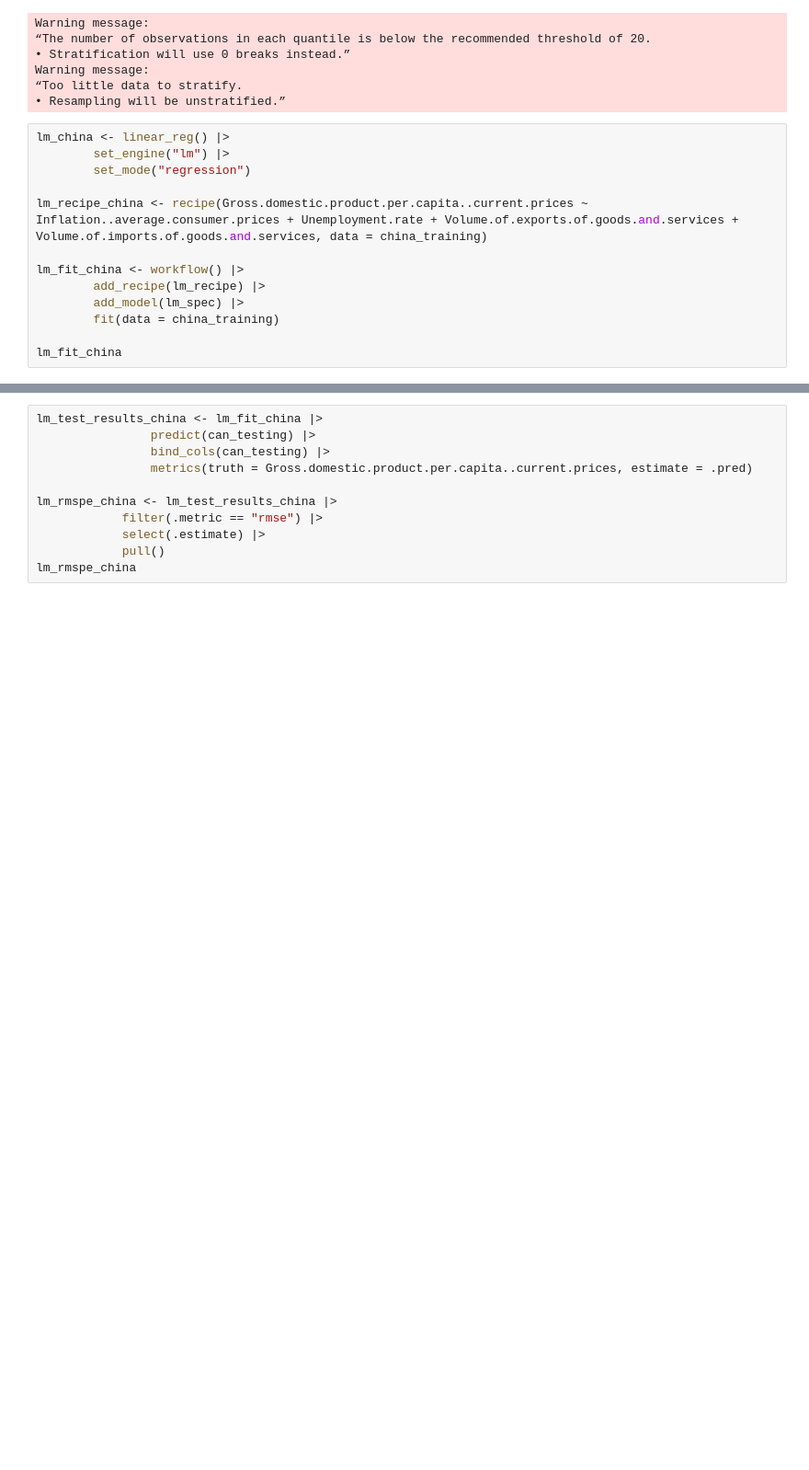
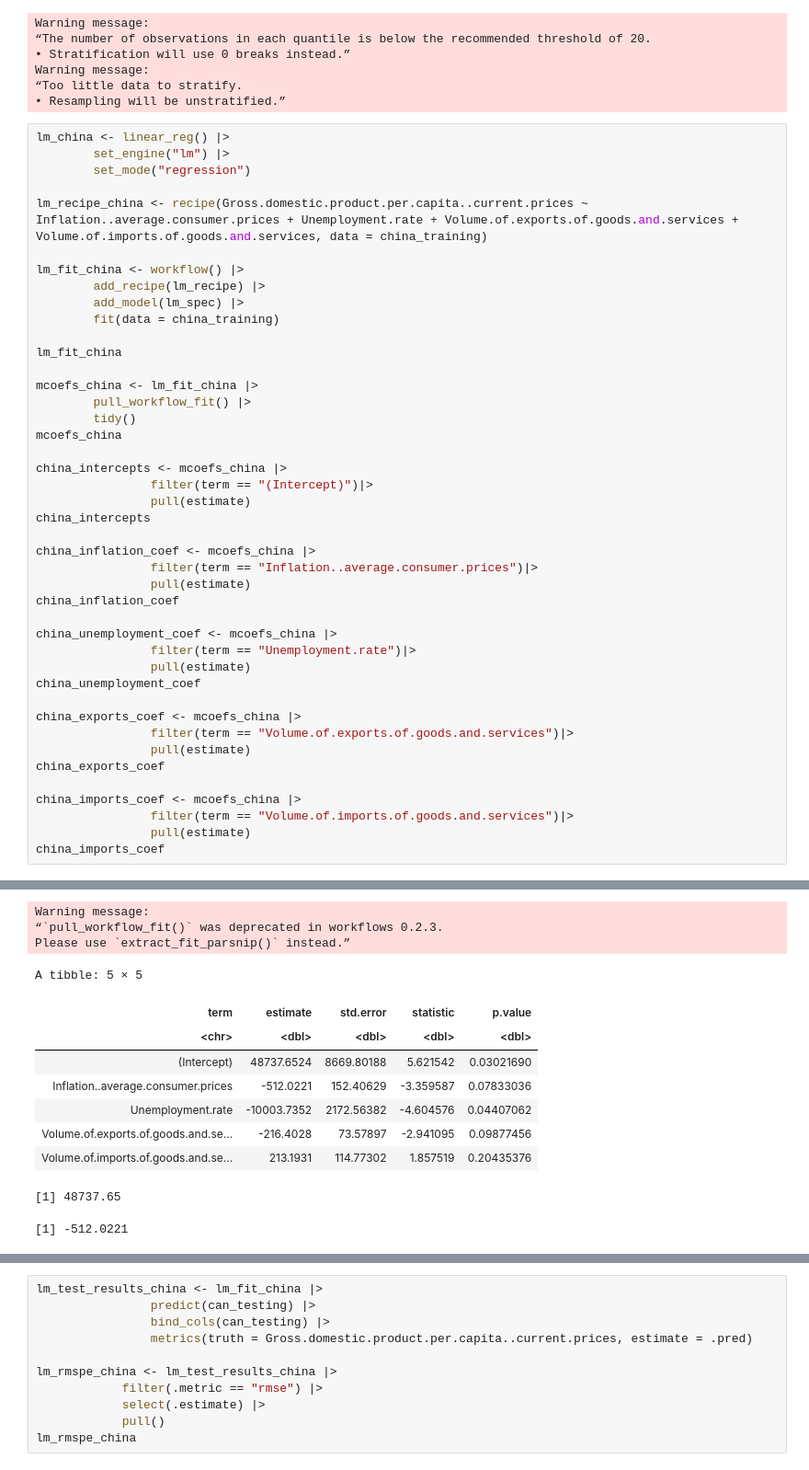
Before and after one commit to mparhar1/DSCI-100-Group-48-Project, a Jupyter notebook: group48_data_analysis.ipynb, the cells around one changed output, grey strips where cells are left out. Shown: that part at 92% size. Saved outputs shown, nothing was run; the diff lists cells and outputs as text; blank space fills up the shorter version.

```diff
--- a/group48_data_analysis.ipynb
+++ b/group48_data_analysis.ipynb
@@ -296,30 +296,73 @@ Warning message:
 lm_china <- linear_reg() |>
         set_engine("lm") |>
         set_mode("regression")
 
 lm_recipe_china <- recipe(Gross.domestic.product.per.capita..current.prices ~ Inflation..average.consumer.prices + Unemployment.rate + Volume.of.exports.of.goods.and.services + Volume.of.imports.of.goods.and.services, data = china_training)
 
 lm_fit_china <- workflow() |>
         add_recipe(lm_recipe) |>
         add_model(lm_spec) |>
         fit(data = china_training)
 
 lm_fit_china
+
+mcoefs_china <- lm_fit_china |>
+        pull_workflow_fit() |>
+        tidy()
+mcoefs_china
+
+china_intercepts <- mcoefs_china |>
+                filter(term == "(Intercept)")|>
+                pull(estimate)
+china_intercepts
+
+china_inflation_coef <- mcoefs_china |>
+                filter(term == "Inflation..average.consumer.prices")|>
+                pull(estimate)
+china_inflation_coef
+
+china_unemployment_coef <- mcoefs_china |>
+                filter(term == "Unemployment.rate")|>
+                pull(estimate)
+china_unemployment_coef
+
+china_exports_coef <- mcoefs_china |>
+                filter(term == "Volume.of.exports.of.goods.and.services")|>
+                pull(estimate)
+china_exports_coef
+
+china_imports_coef <- mcoefs_china |>
+                filter(term == "Volume.of.imports.of.goods.and.services")|>
+                pull(estimate)
+china_imports_coef
 # %% [output]
 ══ Workflow [trained] ══════════════════════════════════════════════════════════
 Preprocessor: Recipe
 Model: linear_reg()
 
 ── Preprocessor ────────────────────────────────────────────────────────────────
 0 Recipe Steps
 
 ── Model ───────────────────────────────────────────────────────────────────────
 
 Call:
 stats::lm(formula = ..y ~ ., data = data)
 
 ... (7 lines left out)
 Volume.of.exports.of.goods.and.services
                                  -216.4
 Volume.of.imports.of.goods.and.services
                                   213.2
+Warning message:
+“`pull_workflow_fit()` was deprecated in workflows 0.2.3.
+Please use `extract_fit_parsnip()` instead.”
+A tibble: 5 × 5
+| term | estimate | std.error | statistic | p.value |
+| <chr> | <dbl> | <dbl> | <dbl> | <dbl> |
+| (Intercept) | 48737.6524 | 8669.80188 | 5.621542 | 0.03021690 |
+| Inflation..average.consumer.prices | -512.0221 | 152.40629 | -3.359587 | 0.07833036 |
+| Unemployment.rate | -10003.7352 | 2172.56382 | -4.604576 | 0.04407062 |
+| Volume.of.exports.of.goods.and.se... | -216.4028 | 73.57897 | -2.941095 | 0.09877456 |
+| Volume.of.imports.of.goods.and.se... | 213.1931 | 114.77302 | 1.857519 | 0.20435376 |
+[1] 48737.65
+[1] -512.0221
```
Also changed, not shown: parts of 2 cells of this notebook.
